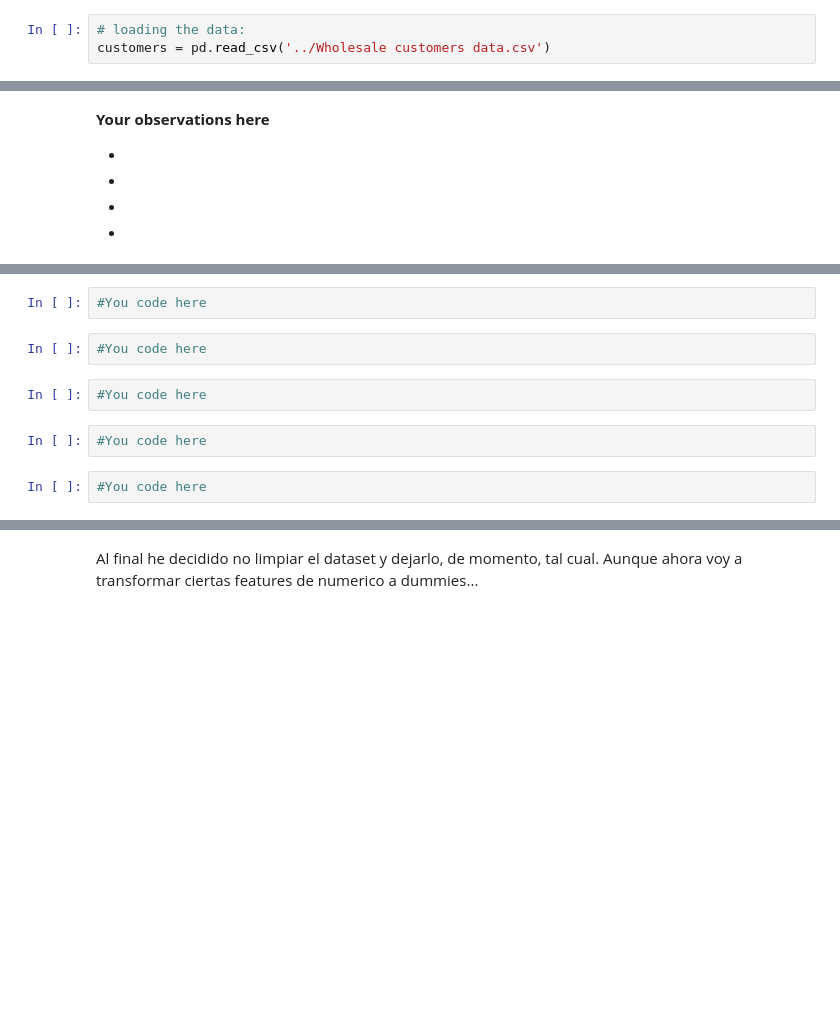
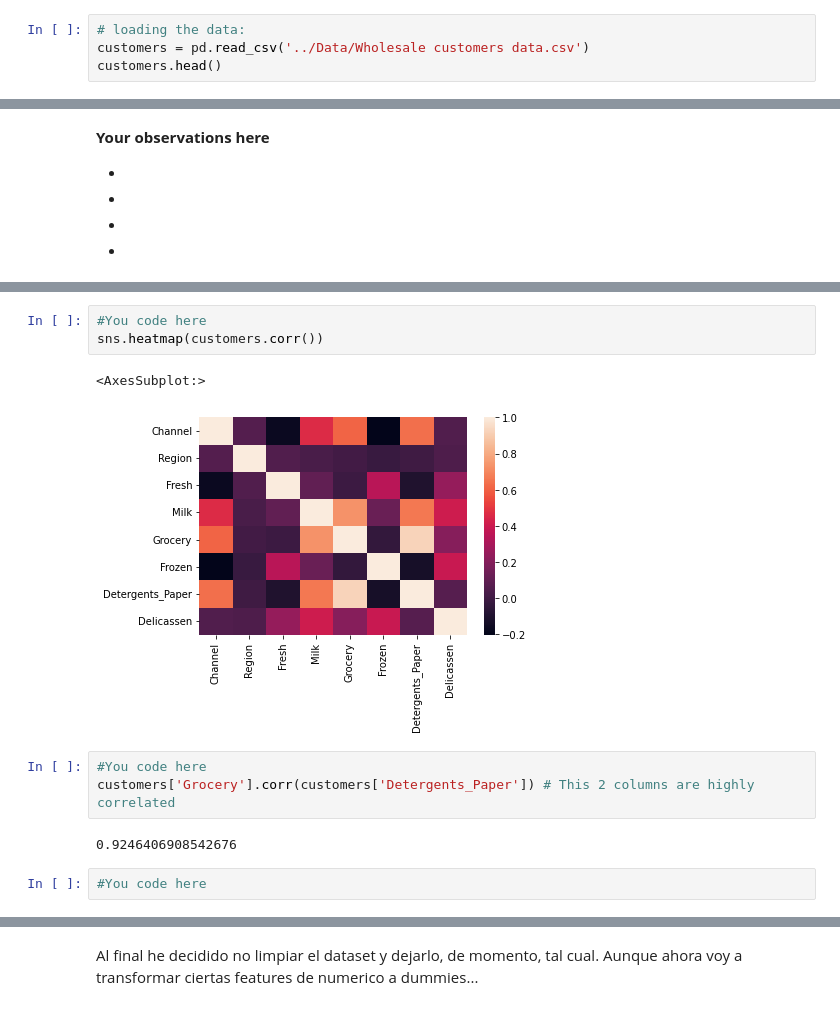
Before and after one commit to Ironhack-Data-Madrid-Marzo-2022/7.4-lab-unsupervised-learning, a Jupyter notebook: your-code/main.ipynb, the cells around one changed output, grey strips where cells are left out. Saved outputs shown, nothing was run; the diff lists cells and outputs as text; blank space fills up the shorter version.

```diff
--- a/your-code/main.ipynb
+++ b/your-code/main.ipynb
@@ -26,4 +26,5 @@ In this lab, we will use a dataset containing information about customer prefere
 The origin of the dataset is [here](https://archive.ics.uci.edu/ml/datasets/wholesale+customers).
 # %%
 # loading the data:
-customers = pd.read_csv('../Wholesale customers data.csv')
+customers = pd.read_csv('../Data/Wholesale customers data.csv')
+customers.head()
@@ -54,10 +85,13 @@ customers.columns   # se observan las columnas
+# %%
+#You code here
+sns.heatmap(customers.corr())
+# %% [output]
+<AxesSubplot:>
+[figure, added]
+# %%
+#You code here
+customers['Grocery'].corr(customers['Detergents_Paper']) # This 2 columns are highly correlated
+# %% [output]
+0.9246406908542676
 # %%
 #You code here
-# %%
-#You code here
-# %%
-#You code here
-# %%
-#You code here
-# %%
-#You code here
```
Also changed, not shown: parts of 5 cells of this notebook.
